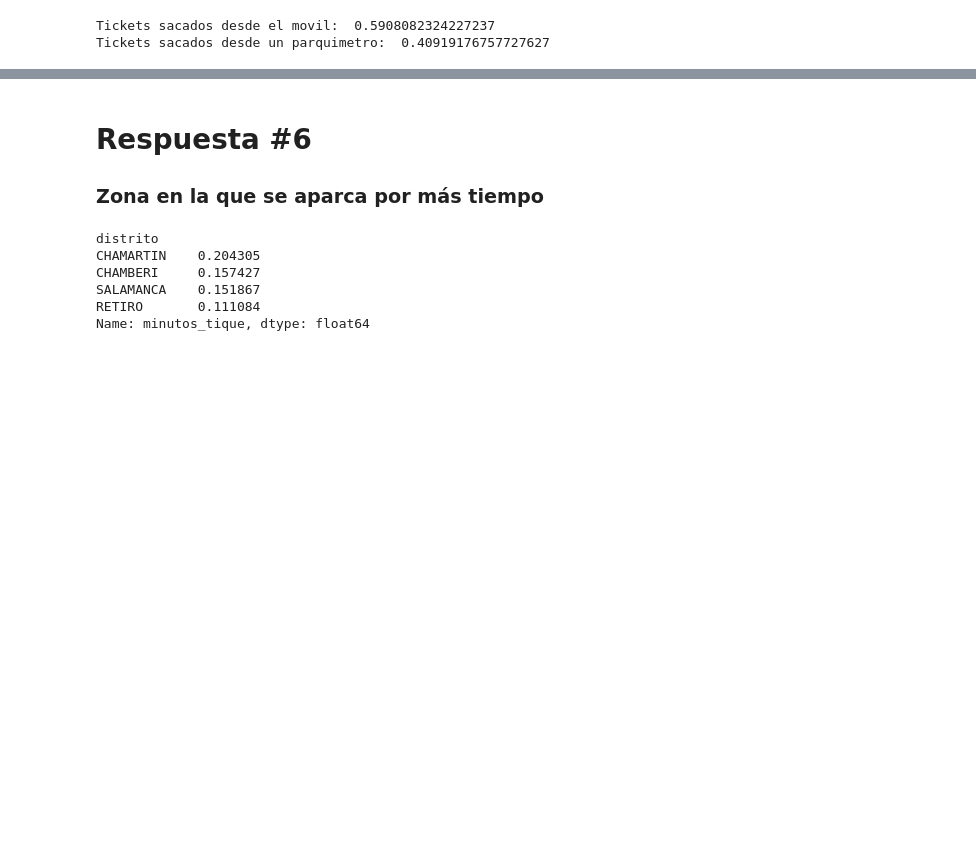
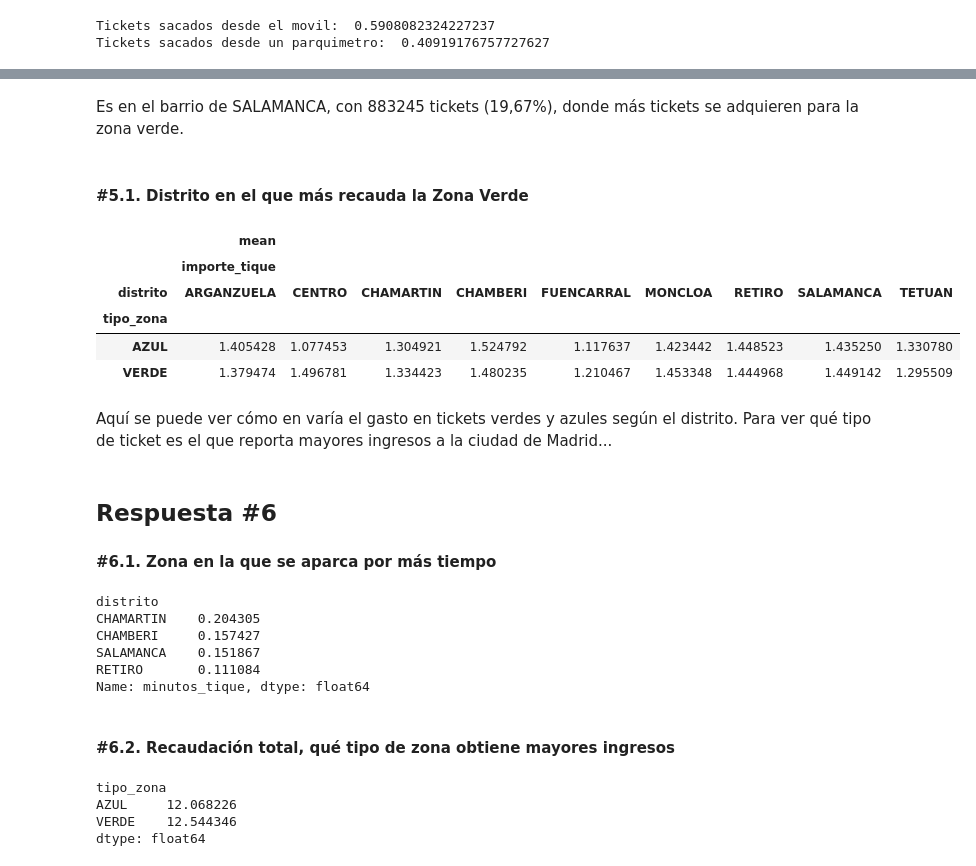
Before and after one commit to IBacieroFdez/Exploratory-Data-Analysis, a Jupyter notebook: EDA_Voluntary.ipynb, the cells around one changed output, grey strips where cells are left out. Drawn from its saved outputs; the diff is of its cells as text; code cells hidden in the pictures; blank space fills up the shorter version.

```diff
--- a/EDA_Voluntary.ipynb
+++ b/EDA_Voluntary.ipynb
@@ -664,6 +682,26 @@ Name: tipo_zona, dtype: int64
+# %% [markdown]
+Es en el barrio de SALAMANCA, con 883245 tickets (19,67%), donde más tickets se adquieren para la zona verde.
+# %% [markdown]
+#### #5.1. Distrito en el que más recauda la Zona Verde
+# %%
+df_din = df.pivot_table( index = ['tipo_zona'],
+               columns = ['distrito'],
+               values = ['importe_tique'],
+               aggfunc = ['mean']
+).replace({0.00:np.nan}).dropna()
+df_din
+# %% [output]
+|  | mean |  |  |  |  |  |  |  |  |
+|  | importe_tique |  |  |  |  |  |  |  |  |
+| distrito | ARGANZUELA | CENTRO | CHAMARTIN | CHAMBERI | FUENCARRAL | MONCLOA | RETIRO | SALAMANCA | TETUAN |
+| tipo_zona |  |  |  |  |  |  |  |  |  |
+| AZUL | 1.405428 | 1.077453 | 1.304921 | 1.524792 | 1.117637 | 1.423442 | 1.448523 | 1.435250 | 1.330780 |
+| VERDE | 1.379474 | 1.496781 | 1.334423 | 1.480235 | 1.210467 | 1.453348 | 1.444968 | 1.449142 | 1.295509 |
+# %% [markdown]
+Aquí se puede ver cómo en varía el gasto en tickets verdes y azules según el distrito. Para ver qué tipo de ticket es el que reporta mayores ingresos a la ciudad de Madrid...
 # %% [markdown]
-# Respuesta #6
-### Zona en la que se aparca por más tiempo
+## Respuesta #6
+#### #6.1. Zona en la que se aparca por más tiempo
 # %%
 df.groupby('distrito').minutos_tique.sum().sort_values(ascending = False)[:4]/df.minutos_tique.sum()
 # %% [output]
@@ -673,3 +711,12 @@ CHAMBERI     0.157427
 SALAMANCA    0.151867
 RETIRO       0.111084
 Name: minutos_tique, dtype: float64
+# %% [markdown]
+#### #6.2. Recaudación total, qué tipo de zona obtiene mayores ingresos
+# %%
+df_din.apply(lambda x:sum(x), axis = 1)
+# %% [output]
+tipo_zona
+AZUL     12.068226
+VERDE    12.544346
+dtype: float64
```
Also changed, not shown: parts of 122 cells of this notebook, 1 other file.
